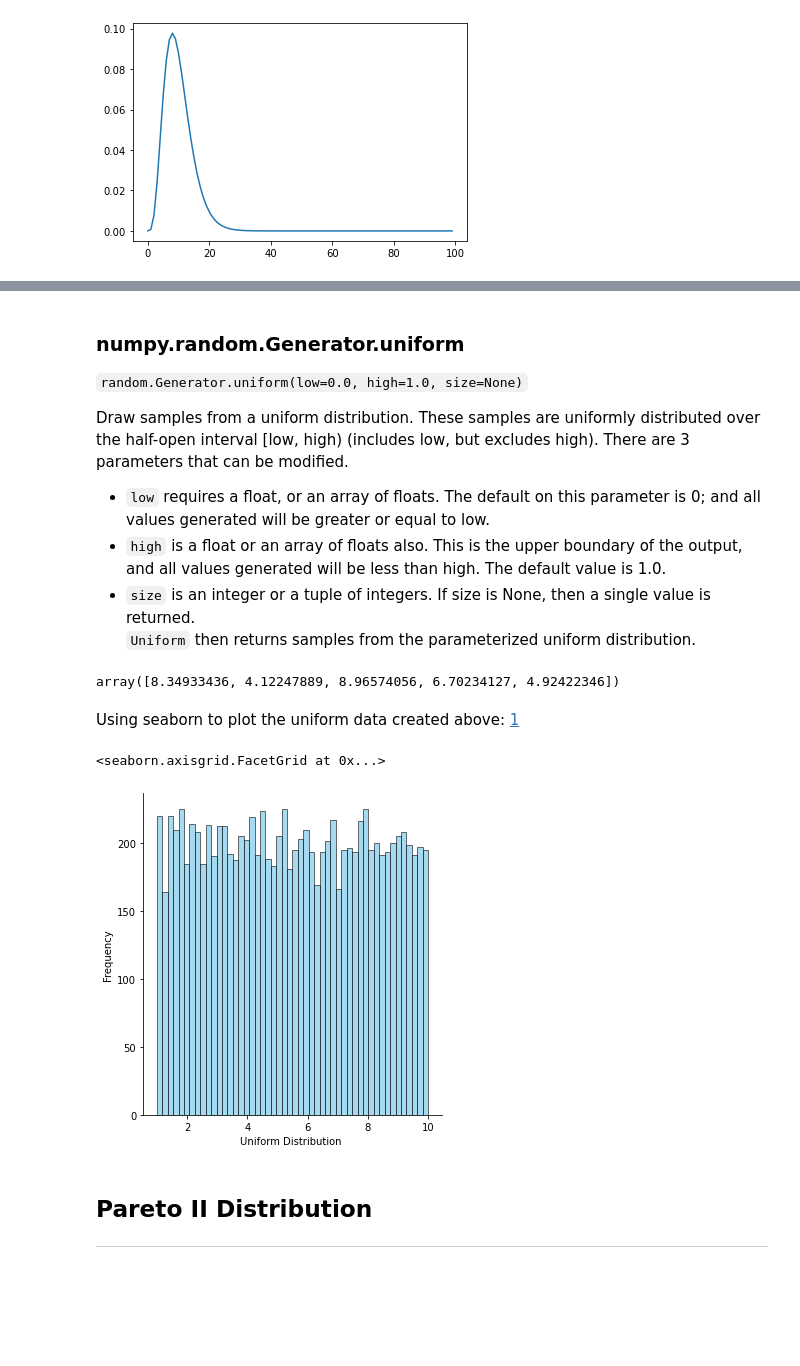
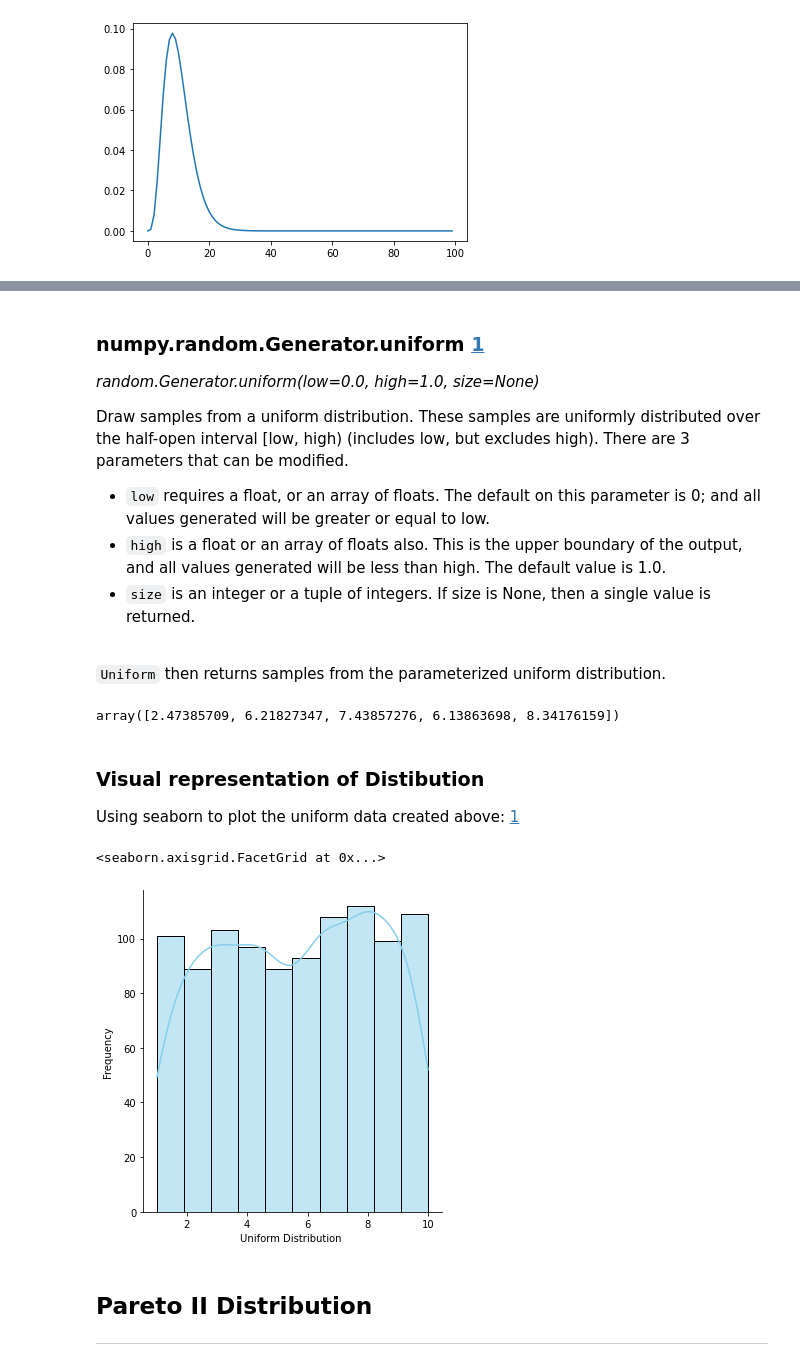
Before and after one commit to kaob1991/Programming-DA-project-2, a Jupyter notebook: Numpy-project.ipynb, the cells around one changed output, grey strips where cells are left out. Saved outputs shown, nothing was run; the diff lists cells and outputs as text; code cells hidden in the pictures; blank space fills up the shorter version.

````diff
--- a/Numpy-project.ipynb
+++ b/Numpy-project.ipynb
@@ -846,35 +723,42 @@ x
 [2]: https://www.statisticshowto.com/probability-and-statistics/statistics-definitions/uniform-distribution/
 [3]: https://statisticsbyjim.com/probability/uniform-distribution/
 # %% [markdown]
-### numpy.random.Generator.uniform
+### numpy.random.Generator.uniform [1]
 
-```random.Generator.uniform(low=0.0, high=1.0, size=None)```
+*random.Generator.uniform(low=0.0, high=1.0, size=None)*
 
 Draw samples from a uniform distribution. These samples are uniformly distributed over the half-open interval [low, high\) (includes low, but excludes high). There are 3 parameters that can be modified.
 - ```low``` requires a float, or an array of floats. The default on this parameter is 0; and all values generated will be greater or equal to low.
 - ```high``` is a float or an array of floats also. This is the upper boundary of the output, and all values generated will be less than high. The default value is 1.0.
-- ```size```  is an integer or a tuple of integers. If size is None, then a single value is returned. <br>```Uniform``` then returns samples from the parameterized uniform distribution.
+- ```size```  is an integer or a tuple of integers. If size is None, then a single value is returned.
+<br>
+
+```Uniform``` then returns samples from the parameterized uniform distribution.
+
+
+
+[1]: https://numpy.org/doc/stable/reference/random/generated/numpy.random.Generator.uniform.html?highlight=uniform#numpy.random.Generator.uniform
 # %%
-# Using uniform to create an array of size 10,000.
-uniform = np.random.default_rng().uniform(1,10,10000)
+# Using uniform to create an array of size 1000.
+uniform = np.random.default_rng().uniform(1,10,1000)
 # Returning the first 5 values
 uniform[1:6]
 # %% [output]
-array([8.34933436, 4.12247889, 8.96574056, 6.70234127, 4.92422346])
+array([2.47385709, 6.21827347, 7.43857276, 6.13863698, 8.34176159])
 # %% [markdown]
+### Visual representation of Distibution
+
 Using seaborn to plot the uniform data created above: [1]
 
 [1]: https://www.datacamp.com/community/tutorials/probability-distributions-python
 # %%
 # Using seaborn to create a graphic display of the data created with numpy
-ax = sns.displot(uniform,
-                  bins=50,
-                  kde=False,
-                  color='skyblue',)
+ax = sns.displot(uniform,bins=10,kde = True ,color='skyblue',)
+
 ax.set(xlabel='Uniform Distribution ', ylabel='Frequency')
 # %% [output]
 <seaborn.axisgrid.FacetGrid at 0x...>
-[figure, old version]
+[figure, new version]
 # %% [markdown]
 ## Pareto II Distribution
 ***
````
Also changed, not shown: parts of 53 cells of this notebook.
